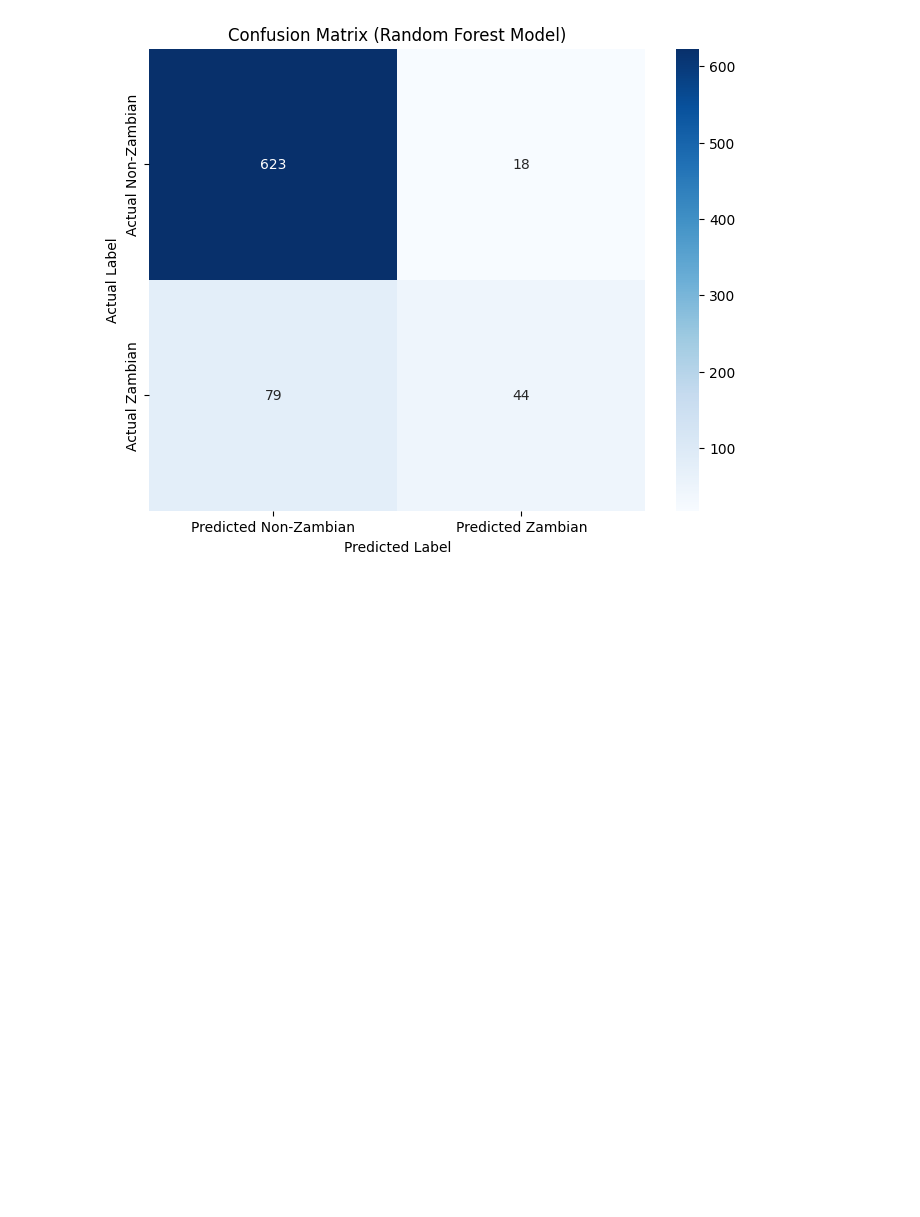
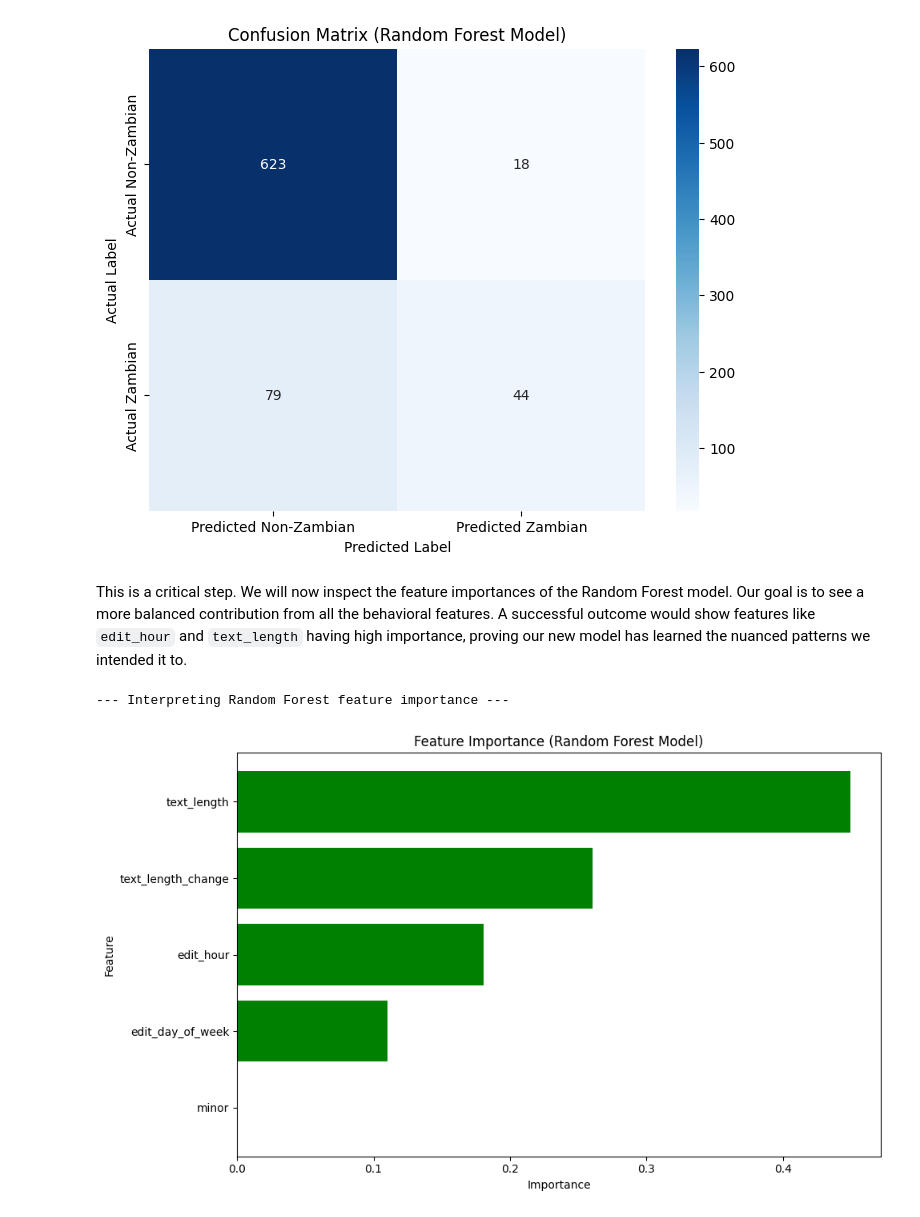
Before and after one commit to bruh7463/data_mining_project_team_14, a Jupyter notebook: data_mining_project.ipynb, the cells around one changed output. Drawn from its saved outputs; the diff is of its cells as text; code cells hidden in the pictures; blank space fills up the shorter version.

Commit message:
[EV] Added visualization of Random Forest feature importances for new behavioral features (second model)

```diff
--- a/data_mining_project.ipynb
+++ b/data_mining_project.ipynb
@@ -1021,3 +1028,32 @@ plt.show()
 # %% [output]
 --- Visualizing new model errors with a confusion matrix ---
 [figure]
+# %% [markdown]
+This is a critical step. We will now inspect the feature importances of the Random Forest model. Our goal is to see a more balanced contribution from all the behavioral features. A successful outcome would show features like `edit_hour` and `text_length` having high importance, proving our new model has learned the nuanced patterns we intended it to.
+# %%
+
+# Interpreting New Model Logic
+
+print("--- Interpreting Random Forest feature importance ---")
+
+# Extract feature importances from the trained Random Forest model
+importances2 = rf_model.feature_importances_
+
+# Create a DataFrame for plotting
+feature_importance_df2 = pd.DataFrame({
+    'feature': feature_cols2,  # Using the new feature_cols list (without is_ip_user)
+    'importance': importances2
+}).sort_values('importance', ascending=False)
+
+# Plot the feature importances
+plt.figure(figsize=(10, 6))
+plt.barh(feature_importance_df2['feature'], feature_importance_df2['importance'], color='green')
+plt.xlabel("Importance")
+plt.ylabel("Feature")
+plt.title("Feature Importance (Random Forest Model)")
+plt.gca().invert_yaxis()
+plt.tight_layout()
+plt.show()
+# %% [output]
+--- Interpreting Random Forest feature importance ---
+[figure, added]
```
Also changed, not shown: parts of 3 cells of this notebook.
